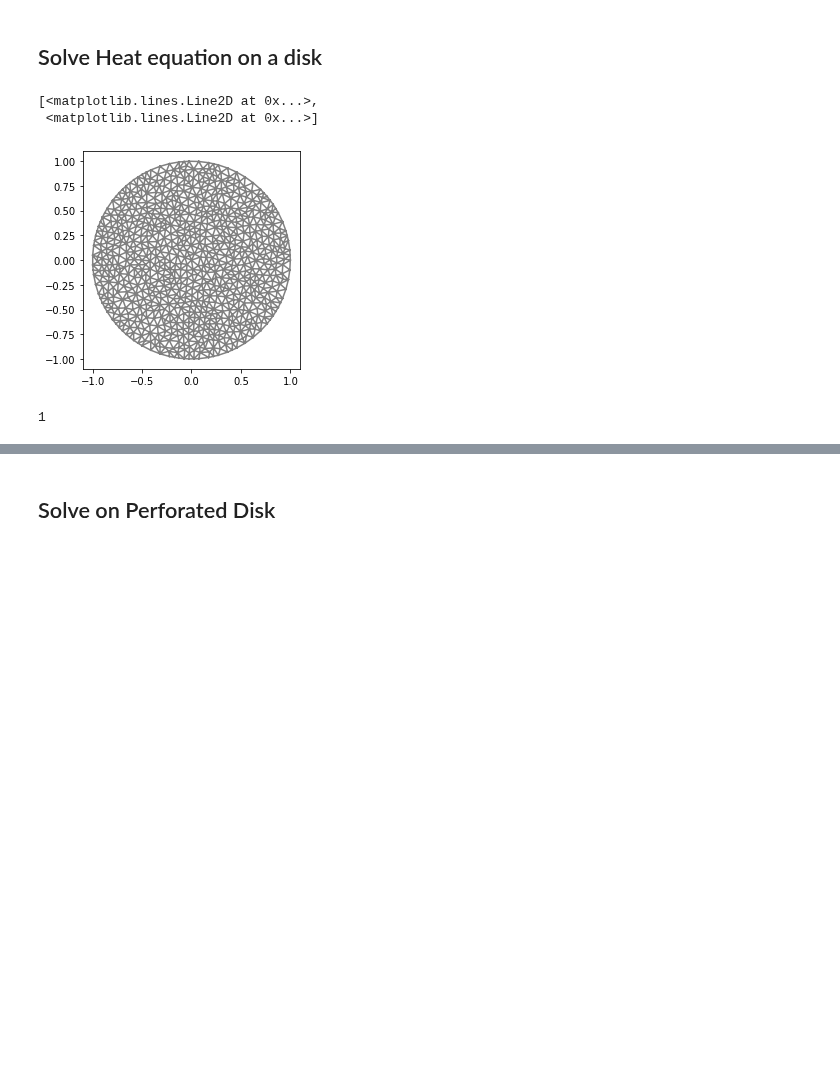
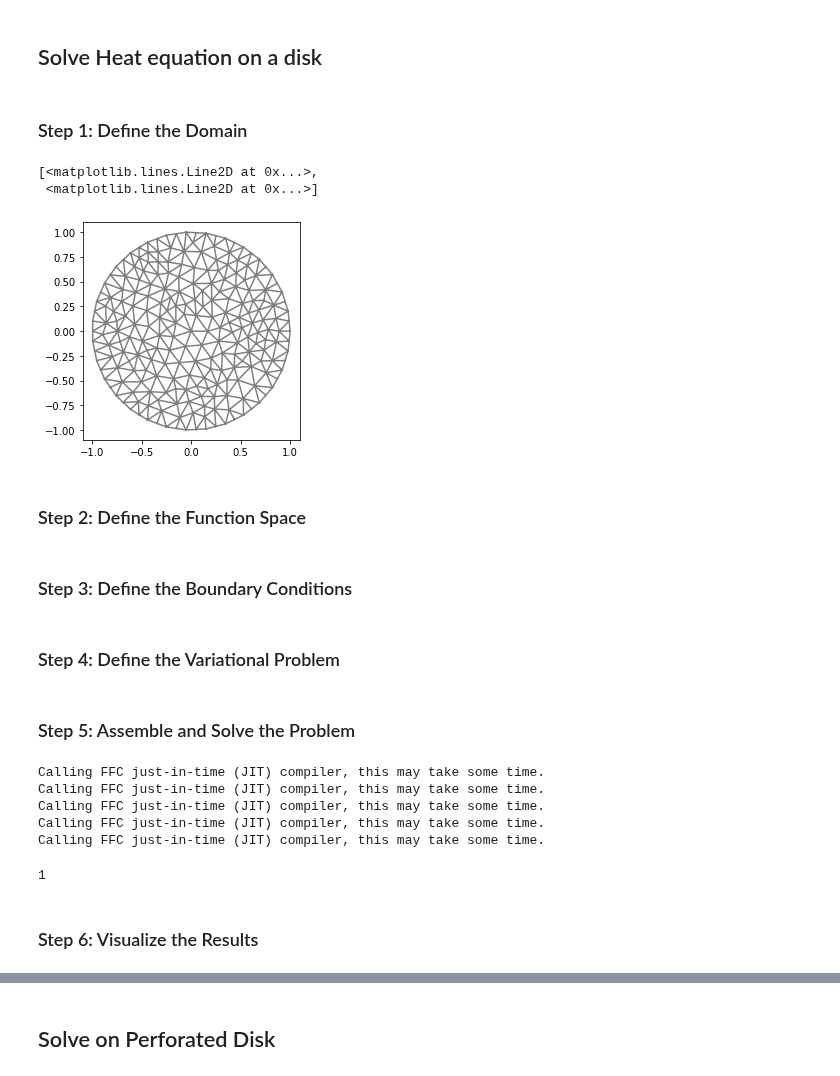
Before and after one commit to algorythmist/computational-physics, a Jupyter notebook: fenics_disk.ipynb, the cells around one changed output, grey strips where cells are left out. Cells and saved outputs as stored; diff of their text form; code cells hidden in the pictures; blank space fills up the shorter version.

```diff
--- a/fenics_disk.ipynb
+++ b/fenics_disk.ipynb
@@ -10,11 +10,15 @@ parameters['reorder_dofs_serial'] = False
 parameters['allow_extrapolation'] = True
 # %% [markdown]
 ## Solve Heat equation on a disk
+# %% [markdown]
+### Step 1: Define the Domain
 # %%
 domain = Circle(Point(.0,.0), 1)
-disk_mesh = generate_mesh(domain, 20)
+disk_mesh = generate_mesh(domain, 10)
 plot(disk_mesh)
 # %% [output]
 [<matplotlib.lines.Line2D at 0x...>,
  <matplotlib.lines.Line2D at 0x...>]
-[figure, old version]
+[figure, new version]
+# %% [markdown]
+### Step 2: Define the Function Space
@@ -21 +30,3 @@ plot(disk_mesh)
+# %% [markdown]
+### Step 3: Define the Boundary Conditions
 # %%
@@ -33,0 +38,2 @@ right_integrand = f*v*dx
+# %% [markdown]
+### Step 4: Define the Variational Problem
@@ -34,3 +44,5 @@ right_integrand = f*v*dx
+# %% [markdown]
+### Step 5: Assemble and Solve the Problem
 # %%
 #set up linear algebra problem
 A = assemble(left_integrand)
@@ -39,6 +51,13 @@ BC_disk.apply(A,b)
 disk_sol = Function(FS_disk) # placeholder for solution
 solve(A, disk_sol.vector(), b)
 # %% [output]
-1
+Calling FFC just-in-time (JIT) compiler, this may take some time.
+Calling FFC just-in-time (JIT) compiler, this may take some time.
+Calling FFC just-in-time (JIT) compiler, this may take some time.
+Calling FFC just-in-time (JIT) compiler, this may take some time.
+Calling FFC just-in-time (JIT) compiler, this may take some time.
+1
+# %% [markdown]
+### Step 6: Visualize the Results
 # %%
 p = plot(disk_sol)
```
Also changed, not shown: parts of 13 cells of this notebook, 3 other files.
